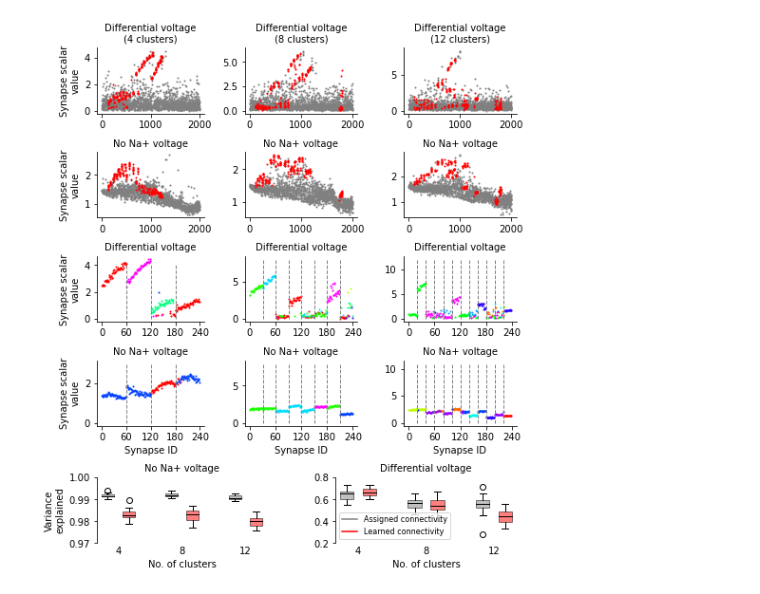
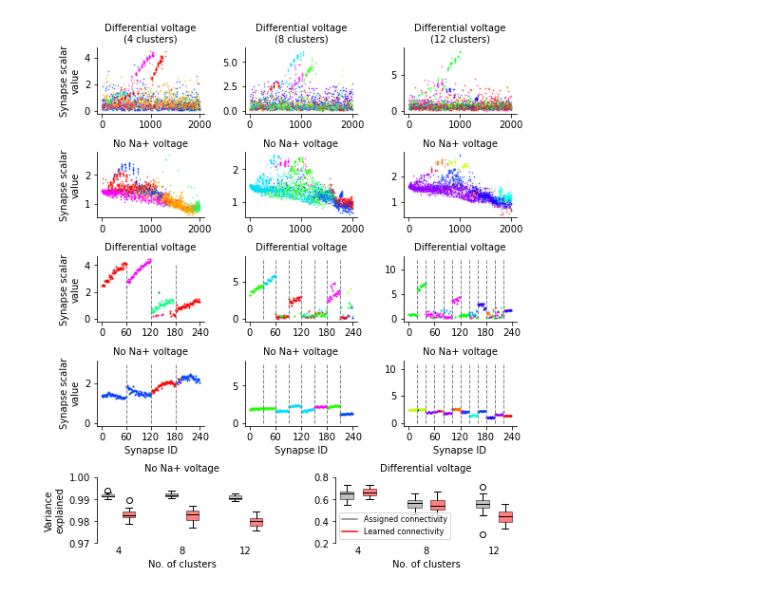
Before and after one commit to yjkimnada/dendrite, a Jupyter notebook: fig8/fig8.ipynb, the cells around one changed output. Drawn from its saved outputs; the diff is of its cells as text; code cells hidden in the pictures.

Commit message:
Updated cluster analysis code.

```diff
--- a/fig8/fig8.ipynb
+++ b/fig8/fig8.ipynb
@@ -53,12 +53,12 @@ C12_diff_idx = np.zeros((2000))
 C12_nona_idx = np.zeros((2000))
 
 for i in tnrange(2000):
-    C4_diff_idx[i] = np.argmax(C4_diff_raw[:,i])
-    C4_nona_idx[i] = np.argmax(C4_nona_raw[:,i])
-    C8_diff_idx[i] = np.argmax(C8_diff_raw[:,i])
-    C8_nona_idx[i] = np.argmax(C8_nona_raw[:,i])
-    C12_diff_idx[i] = np.argmax(C12_diff_raw[:,i])
-    C12_nona_idx[i] = np.argmax(C12_nona_raw[:,i])
+    C4_diff_idx[i] = int(np.argmax(C4_diff_raw[:,i]))
+    C4_nona_idx[i] = int(np.argmax(C4_nona_raw[:,i]))
+    C8_diff_idx[i] = int(np.argmax(C8_diff_raw[:,i]))
+    C8_nona_idx[i] = int(np.argmax(C8_nona_raw[:,i]))
+    C12_diff_idx[i] = int(np.argmax(C12_diff_raw[:,i]))
+    C12_nona_idx[i] = int(np.argmax(C12_nona_raw[:,i]))
 
 var_exp_diff = np.zeros((20,6))
 var_exp_nona = np.zeros((20,6))
@@ -76,16 +76,23 @@ for i in tnrange(20):
     var_exp_nona[i,3] = explained_variance_score(C8_nona_true[i], C8_nona_test[i])
     var_exp_nona[i,4] = explained_variance_score(C12_nona_true[i], C12_nona_ref[i])
     var_exp_nona[i,5] = explained_variance_score(C12_nona_true[i], C12_nona_test[i])
+
+C4_diff_idx = C4_diff_idx.astype(int)
+C4_nona_idx = C4_nona_idx.astype(int)
+C8_diff_idx = C8_diff_idx.astype(int)
+C8_nona_idx = C8_nona_idx.astype(int)
+C12_diff_idx = C12_diff_idx.astype(int)
+C12_nona_idx = C12_nona_idx.astype(int)
 # %%
 C4_dist_ord = np.argsort(C4_dist_raw[:2000])
 C8_dist_ord = np.argsort(C8_dist_raw[:2000])
 C12_dist_ord = np.argsort(C12_dist_raw[:2000])
-C4_dist_ord_clust = np.isin(C4_dist_ord, np.arange(880,1120))
-C8_dist_ord_clust = np.isin(C8_dist_ord, np.arange(880,1120))
-C12_dist_ord_clust = np.isin(C12_dist_ord, np.arange(880,1120))
-C4_dist_ord_bg = np.invert(C4_dist_ord_clust)
-C8_dist_ord_bg = np.invert(C8_dist_ord_clust)
-C12_dist_ord_bg = np.invert(C12_dist_ord_clust)
+#C4_dist_ord_clust = np.isin(C4_dist_ord, np.arange(880,1120))
+#C8_dist_ord_clust = np.isin(C8_dist_ord, np.arange(880,1120))
+#C12_dist_ord_clust = np.isin(C12_dist_ord, np.arange(880,1120))
+#C4_dist_ord_bg = np.invert(C4_dist_ord_clust)
+#C8_dist_ord_bg = np.invert(C8_dist_ord_clust)
+#C12_dist_ord_bg = np.invert(C12_dist_ord_clust)
 
 mpl.rcParams['pdf.fonttype'] = 42
 mpl.rcParams['font.sans-serif'] = "Arial"
@@ -108,6 +115,12 @@ ax30 = fig.add_subplot(gs[5,:2])
 ax31 = fig.add_subplot(gs[5,2:4])
 ax32 = fig.add_subplot(gs[5,4:6])
 
+color4 = ["#ff0000", "#ffa200", "#00ff80", "#0040ff", "#ff00ff"]
+color8 = ["#ff0000","#ffa200","#bfff00","#1eff00","#00ff80","#00ddff","#0040ff","#6200ff","#ff00ff"]
+color12 = ["#ff0000","#ff6a00","#ffd500","#bfff00","#55ff00","#00ff15","#00ff80","#00ffea","#00aaff",
+    "#0040ff","#2b00ff","#9500ff","#ff00ff"]
+
+"""
 ax00.scatter(np.arange(2000)[C4_dist_ord_bg], C4_diff_scale[C4_dist_ord][C4_dist_ord_bg], s=1, color='gray')
 ax00.scatter(np.arange(2000)[C4_dist_ord_clust], C4_diff_scale[C4_dist_ord][C4_dist_ord_clust], s=1, color='red')
 ax01.scatter(np.arange(2000)[C8_dist_ord_bg], C8_diff_scale[C8_dist_ord][C8_dist_ord_bg], s=1, color='gray')
@@ -120,11 +133,39 @@ ax11.scatter(np.arange(2000)[C8_dist_ord_bg], C8_nona_scale[C8_dist_ord][C8_dist
 ax11.scatter(np.arange(2000)[C8_dist_ord_clust], C8_nona_scale[C8_dist_ord][C8_dist_ord_clust], s=1, color='red', label="Clustered")
 ax12.scatter(np.arange(2000)[C12_dist_ord_bg], C12_nona_scale[C12_dist_ord][C12_dist_ord_bg], s=1, color='gray')
 ax12.scatter(np.arange(2000)[C12_dist_ord_clust], C12_nona_scale[C12_dist_ord][C12_dist_ord_clust], s=1, color='red')
+"""
+"""
+for i in range(5):
+    C4_diff_plot_idx = np.where(C4_diff_idx == i)[0]
+    C4_nona_plot_idx = np.where(C4_nona_idx == i)[0]
+    ax00.scatter(C4_diff_plot_idx, C4_diff_scale[C4_diff_plot_idx], s=1, color=color4[i])
+    ax10.scatter(C4_nona_plot_idx, C4_nona_scale[C4_nona_plot_idx], s=1, color=color4[i])
+for i in range(9):
+    C8_diff_plot_idx = np.where(C8_diff_idx == i)[0]
+    C8_nona_plot_idx = np.where(C8_nona_idx == i)[0]
+    ax01.scatter(C8_diff_plot_idx, C8_diff_scale[C8_diff_plot_idx], s=1, color=color8[i])
+    ax11.scatter(C8_nona_plot_idx, C8_nona_scale[C8_nona_plot_idx], s=1, color=color8[i])
+for i in range(13):
+    C12_diff_plot_idx = np.where(C12_diff_idx == i)[0]
+    C12_nona_plot_idx = np.where(C12_nona_idx == i)[0]
+    ax02.scatter(C12_diff_plot_idx, C12_diff_scale[C12_diff_plot_idx], s=1, color=color12[i])
+    ax12.scatter(C12_nona_plot_idx, C12_nona_scale[C12_nona_plot_idx], s=1, color=color12[i])
+"""
 
-color4 = ["#ff0000", "#ffa200", "#00ff80", "#0040ff", "#ff00ff"]
-color8 = ["#ff0000","#ffa200","#bfff00","#1eff00","#00ff80","#00ddff","#0040ff","#6200ff","#ff00ff"]
-color12 = ["#ff0000","#ff6a00","#ffd500","#bfff00","#55ff00","#00ff15","#00ff80","#00ffea","#00aaff",
-    "#0040ff","#2b00ff","#9500ff","#ff00ff"]
+for i in tnrange(2000):
+    C4_diff_color = color4[C4_diff_idx[C4_dist_ord[i]]]
+    C4_nona_color = color4[C4_nona_idx[C4_dist_ord[i]]]
+    C8_diff_color = color8[C8_diff_idx[C8_dist_ord[i]]]
+    C8_nona_color = color8[C8_nona_idx[C8_dist_ord[i]]]
+    C12_diff_color = color12[C12_diff_idx[C12_dist_ord[i]]]
+    C12_nona_color = color12[C12_nona_idx[C12_dist_ord[i]]]
+
+    ax00.scatter(i, C4_diff_scale[C4_dist_ord][i], s=0.5, color=C4_diff_color, alpha=0.6)
+    ax10.scatter(i, C4_nona_scale[C4_dist_ord][i], s=0.5, color=C4_nona_color, alpha=0.6)
+    ax01.scatter(i, C8_diff_scale[C8_dist_ord][i], s=0.5, color=C8_diff_color, alpha=0.6)
+    ax11.scatter(i, C8_nona_scale[C8_dist_ord][i], s=0.5, color=C8_nona_color, alpha=0.6)
+    ax02.scatter(i, C12_diff_scale[C12_dist_ord][i], s=0.5, color=C12_diff_color, alpha=0.6)
+    ax12.scatter(i, C12_nona_scale[C12_dist_ord][i], s=0.5, color=C12_nona_color, alpha=0.6)
 
 for i in range(5):
     C4_diff_part_idx = np.where(C4_diff_idx[880:1120] == i)[0]
@@ -246,31 +287,31 @@ for patch in bp["medians"]:
 bp = ax2.boxplot(var_exp_nona[:,2:4], positions = [4,5], widths = 0.6, patch_artist=True)
 for patch, color in zip(bp['boxes'], colors):
     patch.set_facecolor(color)
     patch.set_alpha(0.5)
 for patch in bp["medians"]:
     patch.set_color("black")
 
 bp = ax2.boxplot(var_exp_nona[:,4:], positions = [7,8], widths = 0.6, patch_artist=True)
 for patch, color in zip(bp['boxes'], colors):
     patch.set_facecolor(color)
     patch.set_alpha(0.5)
 for patch in bp["medians"]:
     patch.set_color("black")
 
 ax2.spines['right'].set_visible(False)
 ax2.spines['top'].set_visible(False)
 ax2.spines['bottom'].set_visible(False)
 ax2.tick_params(axis="x", length=0)
 ax2.set_xticks([1.5, 4.5, 7.5])
 ax2.set_xticklabels(["4", "8", "12"])
 ax2.set_xlabel("No. of clusters")
 ax2.set_ylim(0.97,1)
 ax2.set_yticks(np.arange(0.97,1.005,0.01))
 ax2.set_title("No Na+ voltage", fontsize=10)
 ax2.set_ylabel("Variance\nexplained")
 
 fig.tight_layout()
 #plt.show()
 #fig.savefig("/home/sklee/dendrite/fig8/fig8_raw.pdf", bbox_inches="tight", transparent=True)
 # %% [output]
-[figure, old version]
+[figure, new version]
```
Also changed, not shown: 5 other files.
